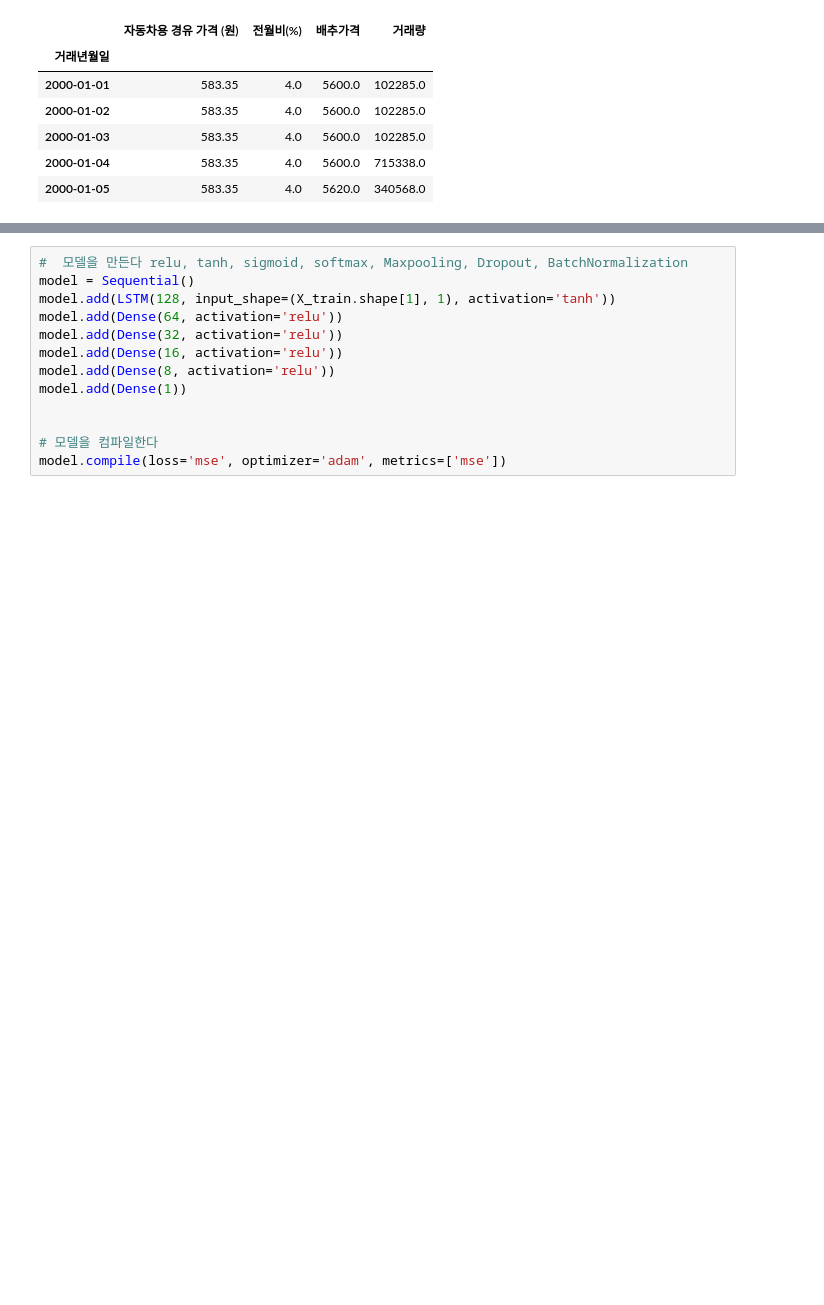
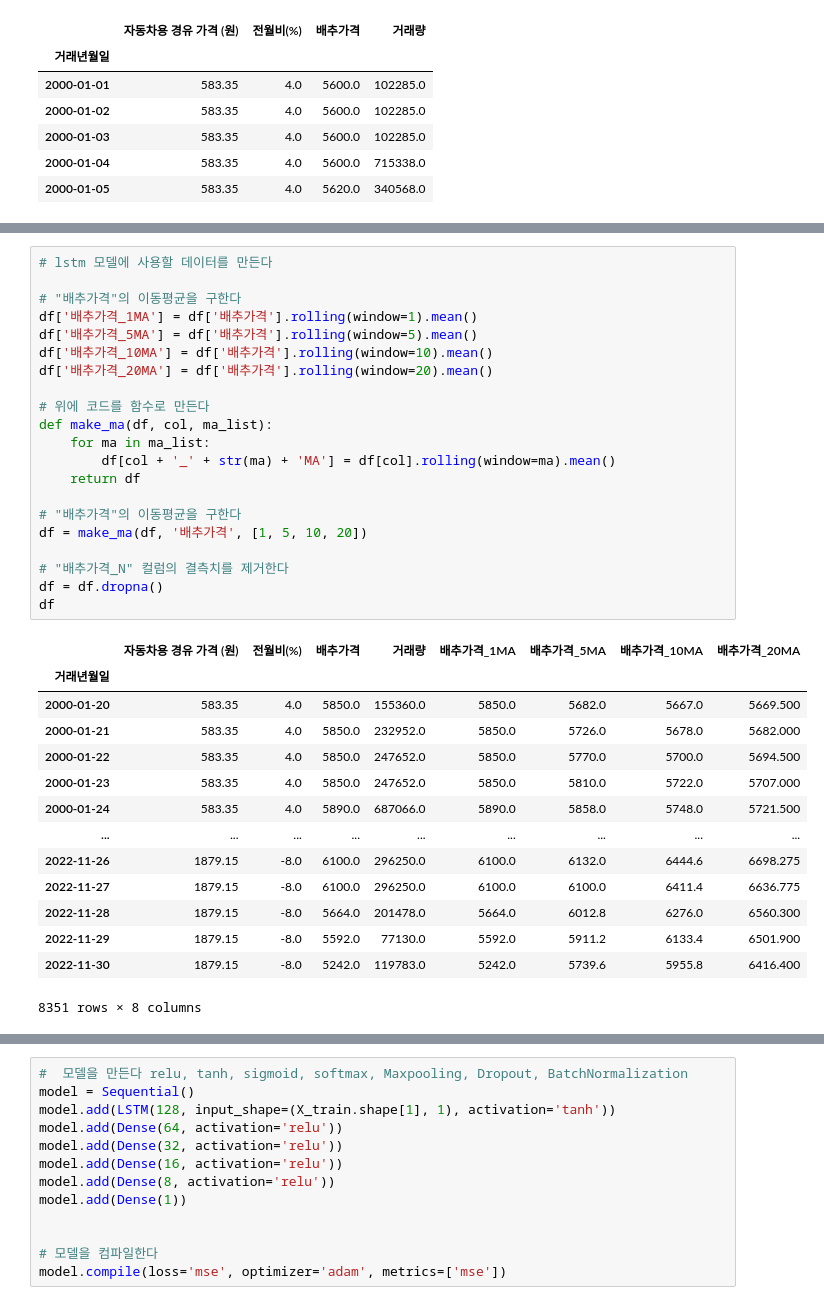
Before and after one commit to Kim-Hyunah/Final_Predict_Agricultural, a Jupyter notebook: predict_price_LSTM_s2s.ipynb, the cells around one changed output, grey strips where cells are left out. Saved outputs shown, nothing was run; the diff lists cells and outputs as text; blank space fills up the shorter version.

```diff
--- a/predict_price_LSTM_s2s.ipynb
+++ b/predict_price_LSTM_s2s.ipynb
@@ -74,0 +68,36 @@ df
+# %%
+# lstm 모델에 사용할 데이터를 만든다
+
+# "배추가격"의 이동평균을 구한다
+df['배추가격_1MA'] = df['배추가격'].rolling(window=1).mean()
+df['배추가격_5MA'] = df['배추가격'].rolling(window=5).mean()
+df['배추가격_10MA'] = df['배추가격'].rolling(window=10).mean()
+df['배추가격_20MA'] = df['배추가격'].rolling(window=20).mean()
+
+# 위에 코드를 함수로 만든다
+def make_ma(df, col, ma_list):
+    for ma in ma_list:
+        df[col + '_' + str(ma) + 'MA'] = df[col].rolling(window=ma).mean()
+    return df
+
+# "배추가격"의 이동평균을 구한다
+df = make_ma(df, '배추가격', [1, 5, 10, 20])
+
+# "배추가격_N" 컬럼의 결측치를 제거한다
+df = df.dropna()
+df
+# %% [output]
+|  | 자동차용 경유 가격 (원) | 전월비(%) | 배추가격 | 거래량 | 배추가격_1MA | 배추가격_5MA | 배추가격_10MA | 배추가격_20MA |
+| 거래년월일 |  |  |  |  |  |  |  |  |
+| 2000-01-20 | 583.35 | 4.0 | 5850.0 | 155360.0 | 5850.0 | 5682.0 | 5667.0 | 5669.500 |
+| 2000-01-21 | 583.35 | 4.0 | 5850.0 | 232952.0 | 5850.0 | 5726.0 | 5678.0 | 5682.000 |
+| 2000-01-22 | 583.35 | 4.0 | 5850.0 | 247652.0 | 5850.0 | 5770.0 | 5700.0 | 5694.500 |
+| 2000-01-23 | 583.35 | 4.0 | 5850.0 | 247652.0 | 5850.0 | 5810.0 | 5722.0 | 5707.000 |
+| 2000-01-24 | 583.35 | 4.0 | 5890.0 | 687066.0 | 5890.0 | 5858.0 | 5748.0 | 5721.500 |
+| ... | ... | ... | ... | ... | ... | ... | ... | ... |
+| 2022-11-26 | 1879.15 | -8.0 | 6100.0 | 296250.0 | 6100.0 | 6132.0 | 6444.6 | 6698.275 |
+| 2022-11-27 | 1879.15 | -8.0 | 6100.0 | 296250.0 | 6100.0 | 6100.0 | 6411.4 | 6636.775 |
+| 2022-11-28 | 1879.15 | -8.0 | 5664.0 | 201478.0 | 5664.0 | 6012.8 | 6276.0 | 6560.300 |
+| 2022-11-29 | 1879.15 | -8.0 | 5592.0 | 77130.0 | 5592.0 | 5911.2 | 6133.4 | 6501.900 |
+| 2022-11-30 | 1879.15 | -8.0 | 5242.0 | 119783.0 | 5242.0 | 5739.6 | 5955.8 | 6416.400 |
+8351 rows × 8 columns
```
Also changed, not shown: parts of 18 cells of this notebook, 4 other files.
